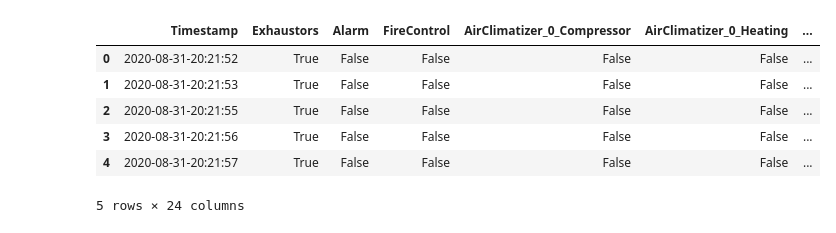
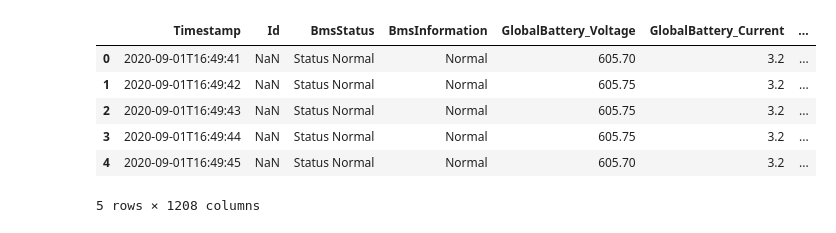
Before and after one commit to alefecrz/Data-Mining, a Jupyter notebook: src/server.ipynb, the cells around one changed output. Cells and saved outputs as stored; diff of their text form; code cells hidden in the pictures.

```diff
--- a/src/server.ipynb
+++ b/src/server.ipynb
@@ -1,15 +1,16 @@
 # %%
 import types
 import pandas as pd
 
-data = pd.read_csv ('../Imports/bess-actuators.csv',sep=';')
+# data_bess = pd.read_csv ('../Imports/bess-actuators.csv',sep=';')
+data = pd.read_csv ('../Imports/bess-bms.csv',sep=';')
 
 data.head()
 # %% [output]
-|  | Timestamp | Exhaustors | Alarm | FireControl | AirClimatizer_0_Compressor | AirClimatizer_0_Heating | ... |
-| 0 | 2020-08-31-20:21:52 | True | False | False | False | False | ... |
-| 1 | 2020-08-31-20:21:53 | True | False | False | False | False | ... |
-| 2 | 2020-08-31-20:21:55 | True | False | False | False | False | ... |
-| 3 | 2020-08-31-20:21:56 | True | False | False | False | False | ... |
-| 4 | 2020-08-31-20:21:57 | True | False | False | False | False | ... |
+|  | Timestamp | Id | BmsStatus | BmsInformation | GlobalBattery_Voltage | GlobalBattery_Current | ... |
+| 0 | 2020-09-01T16:49:41 | NaN | Status Normal | Normal | 605.70 | 3.2 | ... |
+| 1 | 2020-09-01T16:49:42 | NaN | Status Normal | Normal | 605.75 | 3.2 | ... |
+| 2 | 2020-09-01T16:49:43 | NaN | Status Normal | Normal | 605.75 | 3.2 | ... |
+| 3 | 2020-09-01T16:49:44 | NaN | Status Normal | Normal | 605.75 | 3.2 | ... |
+| 4 | 2020-09-01T16:49:45 | NaN | Status Normal | Normal | 605.70 | 3.2 | ... |
-5 rows × 24 columns
+5 rows × 1208 columns
```
Also changed, not shown: parts of 9 cells of this notebook, 1 other file.
